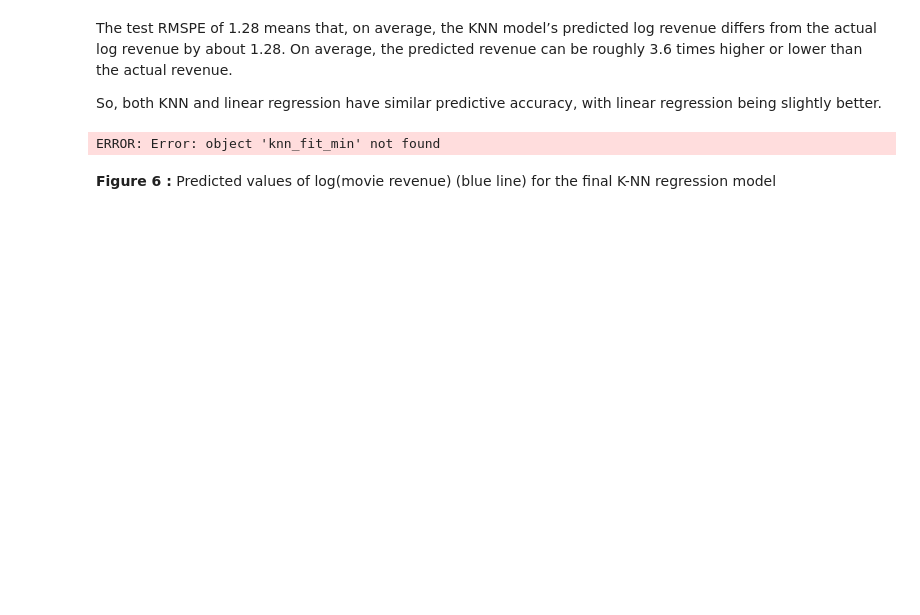
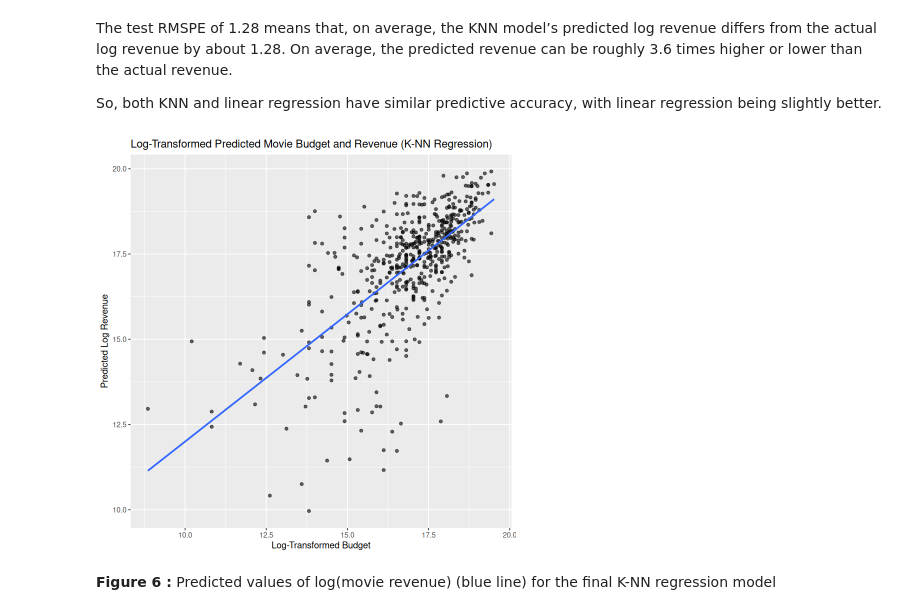
Before and after one commit to UBC-DSCI-310-2025W2/dsci-310-group-5, a Jupyter notebook: notebooks/analysis_movie-revenue.ipynb, the cells around one changed output. Drawn from its saved outputs; the diff is of its cells as text; code cells hidden in the pictures; blank space fills up the shorter version.

```diff
--- a/notebooks/analysis_movie-revenue.ipynb
+++ b/notebooks/analysis_movie-revenue.ipynb
@@ -399,24 +439,14 @@ So, both KNN and linear regression have similar predictive accuracy, with linear
 # %%
 knn_preds <- knn_fit_min |>
   predict(test) |>
   bind_cols(test) |>
   rename(log_domgross_pred = .pred)
 
-ggplot(knn_preds, aes(x = log_budget, y = log_domgross)) +
-  geom_point(alpha = 0.6) +
-  geom_line(aes(y = log_domgross_pred), color = "blue") +
-  labs(
-    title = "KNN Regression: Predicted vs Actual",
-    x = "Log(Movie Budget)",
-    y = "Log(Domestic Revenue)"
-  ) + ggtitle(paste0("K = ", kmin)) +
-  theme_minimal()
-
 make_scatter_plot(knn_preds, log_budget , log_domgross , "Log-Transformed Predicted Movie Budget and Revenue (K-NN Regression)",
-                "Log-Transformed Budget", "Predicted Log Revenue", smooth_method = "lm", se = FALSE, point_alpha = 0.6, pred_line = log_domgross_pred,
+                "Log-Transformed Budget", "Predicted Log Revenue", smooth_method = "lm", se = FALSE, point_alpha = 0.6, pred_line = NULL,
                 pred_line_color = "blue")
 # %% [output]
-ERROR: Error: object 'knn_fit_min' not found
+[figure, added]
 # %% [markdown]
 **Figure 6 :** Predicted values of log(movie revenue) (blue line) for the final K-NN regression model
 # %% [markdown]
```
Also changed, not shown: parts of 30 cells of this notebook.
